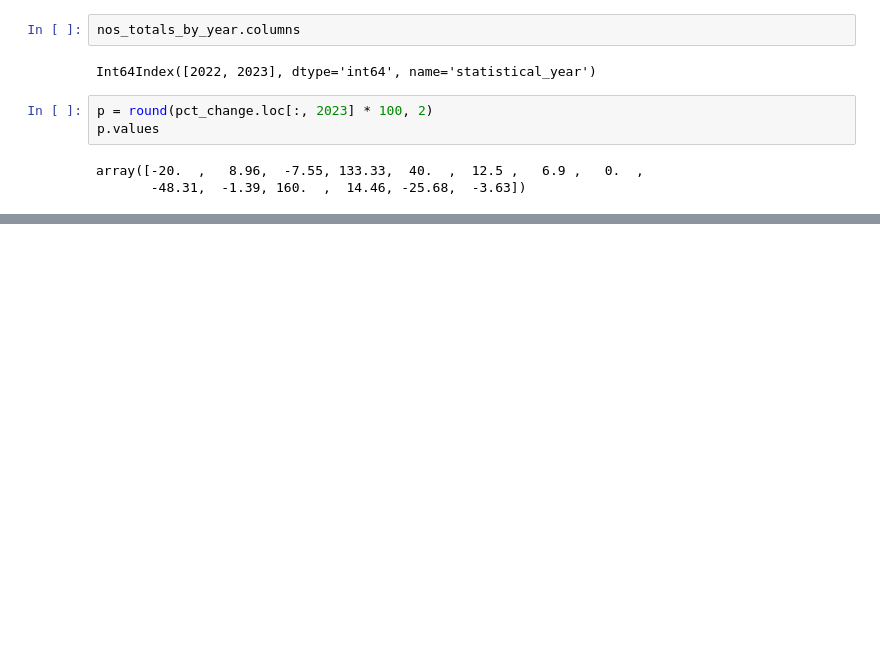
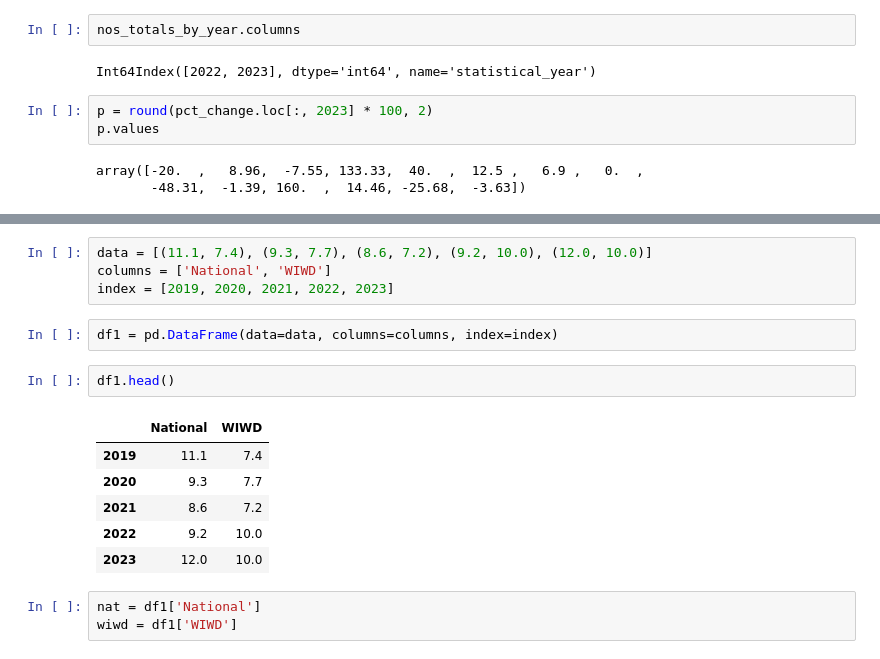
Before and after one commit to jturner421/cpi, a Jupyter notebook: WDBA2023/wdba2023_visualizations.ipynb, the cells around one changed output, grey strips where cells are left out. Saved outputs shown, nothing was run; the diff lists cells and outputs as text; blank space fills up the shorter version.

```diff
--- a/WDBA2023/wdba2023_visualizations.ipynb
+++ b/WDBA2023/wdba2023_visualizations.ipynb
@@ -396,0 +350,18 @@ df
+# %%
+data = [(11.1, 7.4), (9.3, 7.7), (8.6, 7.2), (9.2, 10.0), (12.0, 10.0)]
+columns = ['National', 'WIWD']
+index = [2019, 2020, 2021, 2022, 2023]
+# %%
+df1 = pd.DataFrame(data=data, columns=columns, index=index)
+# %%
+df1.head()
+# %% [output]
+|  | National | WIWD |
+| 2019 | 11.1 | 7.4 |
+| 2020 | 9.3 | 7.7 |
+| 2021 | 8.6 | 7.2 |
+| 2022 | 9.2 | 10.0 |
+| 2023 | 12.0 | 10.0 |
+# %%
+nat = df1['National']
+wiwd = df1['WIWD']
```
Also changed, not shown: parts of 10 cells of this notebook, 1 other file.
